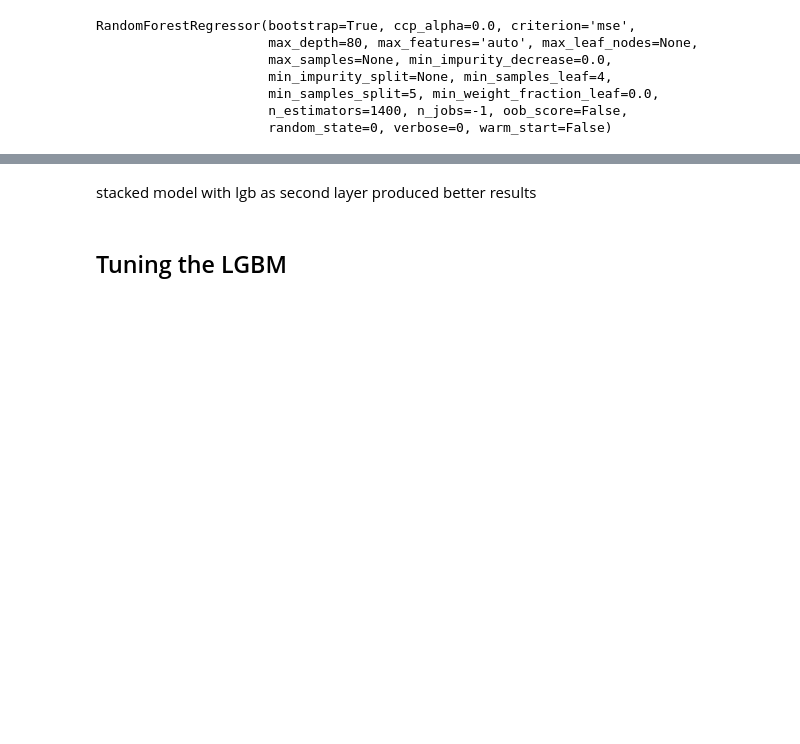
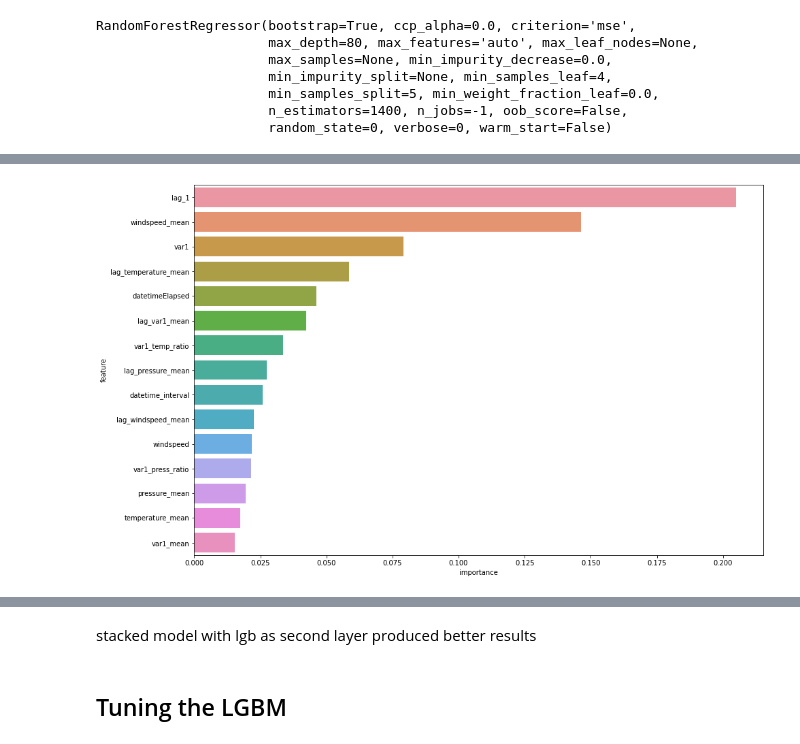
Before and after one commit to sarathsurpur/JanataHack_Timeseries, a Jupyter notebook: JanataHack_Timeseries.ipynb, the cells around one changed output, grey strips where cells are left out. Cells and saved outputs as stored; diff of their text form; code cells hidden in the pictures; blank space fills up the shorter version.

```diff
--- a/JanataHack_Timeseries.ipynb
+++ b/JanataHack_Timeseries.ipynb
@@ -364,3 +369,9 @@ day_df['lag_1'] = day_df.groupby(['month','year'])['electricity_consumption_mean
+# %%
+day_df['lag_1'] = day_df.groupby(['month','year'])['electricity_consumption_mean'].shift(1)
+day_df['lag_windspeed_mean'] = day_df.groupby(['month','year'])['windspeed_mean'].shift(1)
+day_df['lag_temperature_mean'] = day_df.groupby(['month','year'])['temperature_mean'].shift(1)
+day_df['lag_pressure_mean'] = day_df.groupby(['month','year'])['pressure_mean'].shift(1)
+day_df['lag_var1_mean'] = day_df.groupby(['month','year'])['var1_mean'].shift(1)
 # %%
 day_df['dt_date'] = pd.to_datetime(day_df['date_'])
 # %% [output]
@@ -381,8 +392,9 @@ for i in range(2,23):
 # %%
 req_merge = day_df[['temperature_mean', 'pressure_mean', 'var1_mean',
        'windspeed_mean', 'var2_nunique', 'electricity_consumption_mean',
-       'day', 'month', 'year', 'lag_1',
-       'lag_2', 'lag_3', 'lag_4', 'lag_5', 'lag_6', 'lag_7',
+       'day', 'month', 'year', 'lag_1','lag_windspeed_mean','lag_temperature_mean',
+       'lag_pressure_mean','lag_var1_mean', 'lag_2', 'lag_3', 'lag_4', \
+       'lag_5', 'lag_6', 'lag_7',
        'lag_8', 'lag_9', 'lag_10', 'lag_11', 'lag_12', 'lag_13', 'lag_14',
        'lag_15', 'lag_16', 'lag_17', 'lag_18', 'lag_19', 'lag_20', 'lag_21',
        'lag_22','date_']]
@@ -437,8 +461,10 @@ df2['datetimeWeek'] = np.sin(df2['datetimeWeek'])
 # %%
 CAT_COL = ['var2','datetimeYear','datetime_interval','var2_nunique']
-LOG_COL = ['windspeed','windspeed_mean', 'pressure', 'pressure_mean']
+LOG_COL = ['windspeed','windspeed_mean', 'pressure', 'pressure_mean',\
+           'lag_windspeed_mean','lag_pressure_mean']
 MIN_MAX_COL = ['datetimeElapsed','var1_press_ratio','var1_windspeed_ratio',\
-               'var1_var2','temperature','temperature_mean','var1','var1_mean']
+               'var1_var2','temperature','temperature_mean','var1','var1_mean',\
+               'lag_var1_mean','lag_temperature_mean']
 # %%
 df2[LOG_COL] = np.log(df2[LOG_COL])
 df2[LAG_COL] = np.log(df2[LAG_COL])
@@ -965,18 +1006,18 @@ RF tuned
 # %%
 X_train.drop(['ID','datetimeIs_year_end','datetimeIs_quarter_end','datetimeIs_month_end',\
-              'datetimeIs_year_start', 'var2_nunique_3.0', 'datetimeIs_year_start',\
-              'datetimeIs_month_start','var2_nunique_1.0','var2_nunique_2.0',\
+              'datetimeIs_year_start', 'datetimeIs_year_start',\
+              'datetimeIs_month_start',\
               'lag_11', 'lag_12', 'lag_13', 'lag_14', 'lag_15', 'lag_16', 'lag_17',
        'lag_18', 'lag_19', 'lag_20', 'lag_21', 'lag_22'], axis=1, inplace=True)
 
 X_valid.drop(['ID','datetimeIs_year_end','datetimeIs_quarter_end','datetimeIs_month_end',\
-              'datetimeIs_year_start', 'var2_nunique_3.0', 'datetimeIs_year_start',\
-              'datetimeIs_month_start','var2_nunique_1.0','var2_nunique_2.0',\
+              'datetimeIs_year_start', 'datetimeIs_year_start',\
+              'datetimeIs_month_start',\
               'lag_11', 'lag_12', 'lag_13', 'lag_14', 'lag_15', 'lag_16', 'lag_17',
        'lag_18', 'lag_19', 'lag_20', 'lag_21', 'lag_22'], axis=1, inplace=True)
 
 test2.drop(['datetimeIs_year_end','datetimeIs_quarter_end','datetimeIs_month_end',\
-              'datetimeIs_year_start', 'var2_nunique_3.0', 'datetimeIs_year_start',\
-              'datetimeIs_month_start','var2_nunique_1.0','var2_nunique_2.0',\
+              'datetimeIs_year_start', 'datetimeIs_year_start',\
+              'datetimeIs_month_start',\
               'lag_11', 'lag_12', 'lag_13', 'lag_14', 'lag_15', 'lag_16', 'lag_17',
        'lag_18', 'lag_19', 'lag_20', 'lag_21', 'lag_22'], axis=1, inplace=True)
@@ -1010,4 +1052,5 @@ IMP = fi['feature'].head(30).tolist()
 # %%
 plt.figure(figsize=(15,10))
-sns.barplot(y='feature', x='importance')
+sns.barplot(y='feature', x='importance', data=fi.head(15))
 plt.show()
+# %% [output]
@@ -1013,0 +1060 @@ plt.show()
+[figure, added]
```
Also changed, not shown: parts of 23 cells of this notebook.
